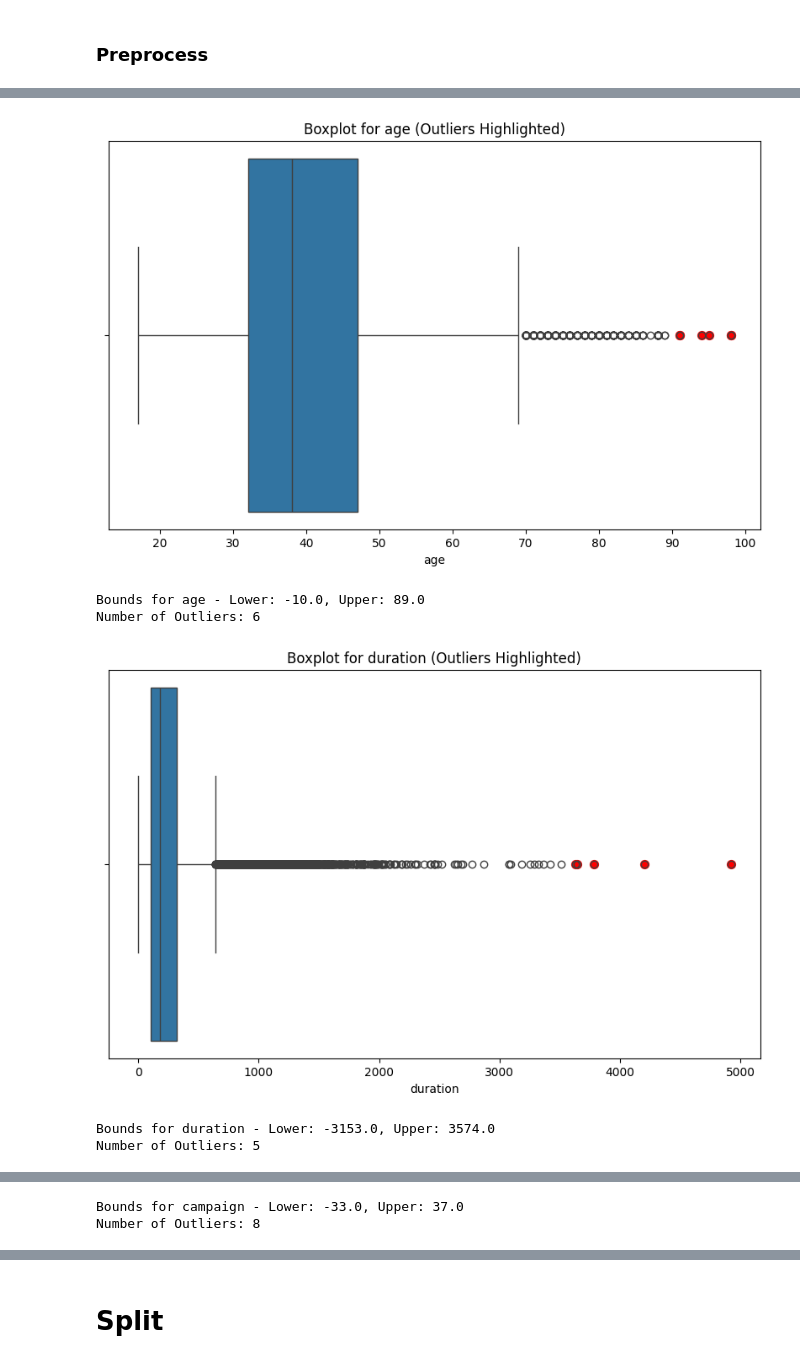
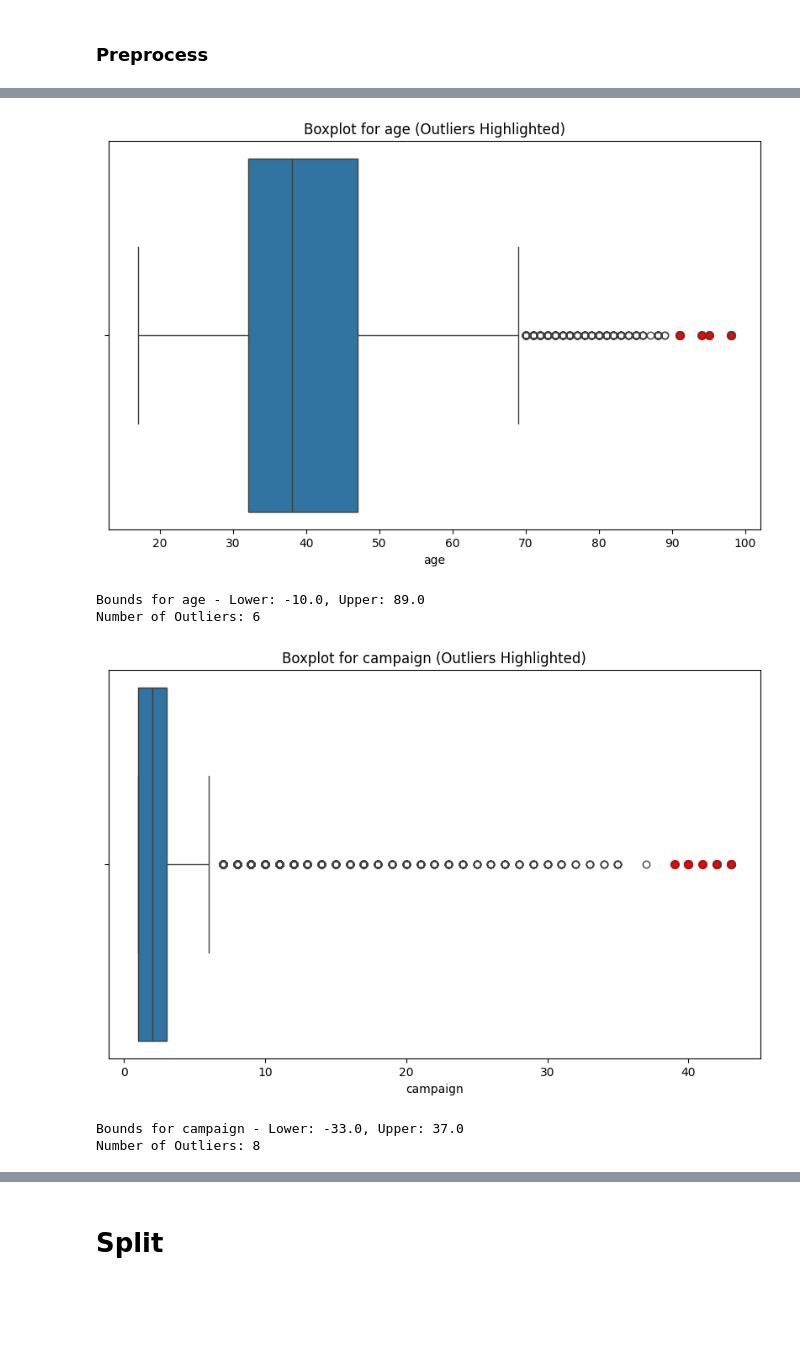
Before and after one commit to daham-13/CM2604-Coursework, a Jupyter notebook: CM2604_Coursework_2330906.ipynb, the cells around one changed output, grey strips where cells are left out. Cells and saved outputs as stored; diff of their text form; code cells hidden in the pictures; blank space fills up the shorter version.

```diff
--- a/CM2604_Coursework_2330906.ipynb
+++ b/CM2604_Coursework_2330906.ipynb
@@ -237,6 +237,7 @@ columns_to_check = ['job', 'marital', 'education', 'housing', 'loan']
 # Drop rows where any of the selected columns have null values
 dataframe = data.dropna(subset=columns_to_check)
 dataframe = dataframe.drop('default', axis=1)
+dataframe = dataframe.drop('duration', axis=1)
 print("Cleaned DataFrame (rows with nulls in specified columns dropped):")
 print(dataframe.info())
 
@@ -273,6 +274,9 @@ dataframe = dataframe.drop_duplicates()
 # Replace 999 with 0 in the 'pdays' column
 dataframe['pdays'] = dataframe['pdays'].replace(999, 0)
 
+numerical_columns = dataframe.select_dtypes(include=["int64", "float64"]).columns
+
+
 for col in numerical_columns:
   sns.boxplot(data=dataframe, x=col)
   plt.title(f"Boxplot of {col}")
@@ -298,8 +301,8 @@ import seaborn as sns
 import matplotlib.pyplot as plt
 
 # Define the columns to check
-columns_to_check = ['age', 'duration', 'campaign']
-multipliers = (2.8,15,17)
+columns_to_check = ['age', 'campaign']
+multipliers = (2.8,17)
 def remove_outliers(col, multiplier):
     # Calculate Q1, Q3, and IQR
     global dataframe
@@ -310,33 +313,33 @@ def remove_outliers(col, multiplier):
     # Calculate bounds for outliers
     lower_bound = Q1 - multiplier * IQR
     upper_bound = Q3 + multiplier * IQR
 
     # Identify outliers
     outliers = dataframe[(dataframe[col] < lower_bound) | (dataframe[col] > upper_bound)]
 
     # Boxplot to visualize the data
     plt.figure(figsize=(10, 6))
     sns.boxplot(data=dataframe, x=col)
     plt.title(f"Boxplot for {col} (Outliers Highlighted)")
 
     # Highlight outliers in red on the boxplot
     outlier_values = outliers[col].values
     for outlier_value in outlier_values:
       plt.scatter(x=outlier_value, y=0, color='red', s=50, label='Outlier')
     plt.show()
 
     # Print the bounds and count of outliers
     print(f"Bounds for {col} - Lower: {lower_bound}, Upper: {upper_bound}")
     print(f"Number of Outliers: {len(outliers)}\n")
 
     dataframe.drop(outliers.index, inplace=True)
 
 for col, multiplier in zip(columns_to_check, multipliers):
     remove_outliers(col, multiplier)
 # %% [output]
 [figure]
 Bounds for age - Lower: -10.0, Upper: 89.0
 Number of Outliers: 6
-[figure, old version]
+[figure, new version]
-Bounds for duration - Lower: -3153.0, Upper: 3574.0
-Number of Outliers: 5
+Bounds for campaign - Lower: -33.0, Upper: 37.0
+Number of Outliers: 8
@@ -344,2 +345,0 @@ Number of Outliers: 5
-Bounds for campaign - Lower: -33.0, Upper: 37.0
-Number of Outliers: 8
```
Also changed, not shown: parts of 14 cells of this notebook.
